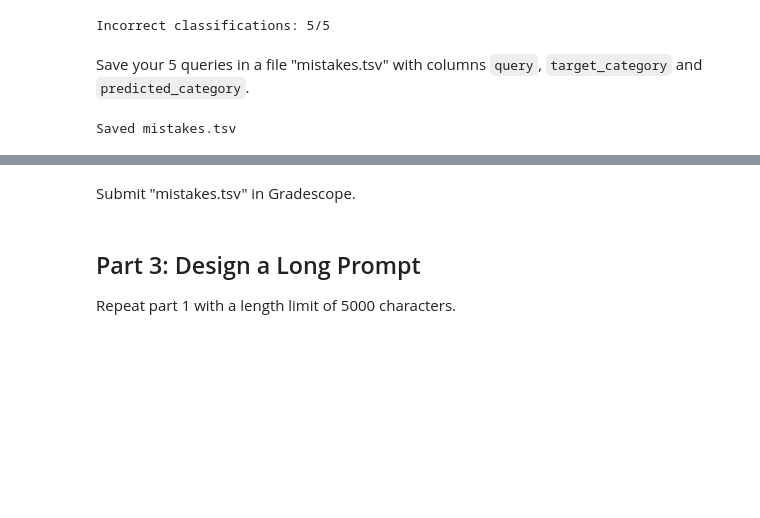
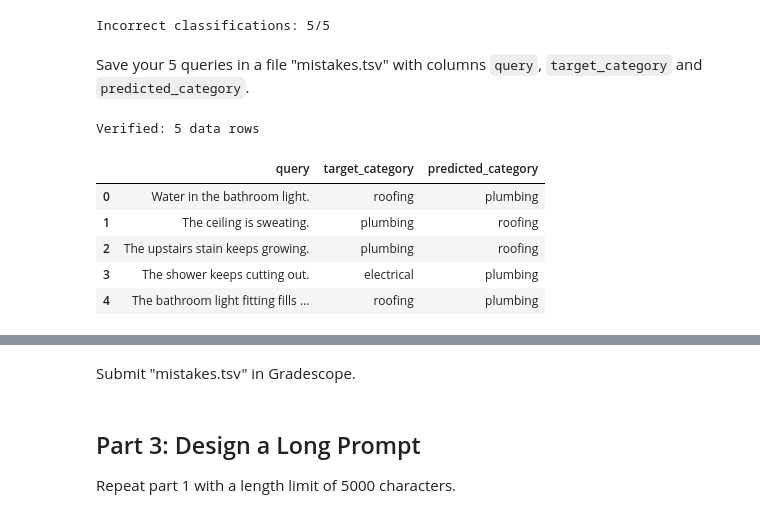
Before and after one commit to gdouek/dx704-project-11, a Jupyter notebook: dx704-project-11.ipynb, the cells around one changed output, grey strips where cells are left out. Saved outputs shown, nothing was run; the diff lists cells and outputs as text; code cells hidden in the pictures; blank space fills up the shorter version.

```diff
--- a/dx704-project-11.ipynb
+++ b/dx704-project-11.ipynb
@@ -218,15 +218,33 @@ print(f"Incorrect classifications: {number_wrong}/5")
 Incorrect classifications: 5/5
 # %% [markdown]
 Save your 5 queries in a file "mistakes.tsv" with columns `query`, `target_category` and `predicted_category`.
-# %%
-# YOUR CHANGES HERE
-
-#assert len(part2_mistakes) == 5
-
-part2_mistakes[
-    ["query", "target_category", "predicted_category"]
-].to_csv("mistakes.tsv", sep="\t", index=False)
-
-print("Saved mistakes.tsv")
-# %% [output]
-Saved mistakes.tsv
+# %%
+import pandas as pd
+from google.colab import files
+
+part2_mistakes = pd.DataFrame([
+    ["Water in the bathroom light.", "roofing", "plumbing"],
+    ["The ceiling is sweating.", "plumbing", "roofing"],
+    ["The upstairs stain keeps growing.", "plumbing", "roofing"],
+    ["The shower keeps cutting out.", "electrical", "plumbing"],
+    ["The bathroom light fitting fills with water.", "roofing", "plumbing"],
+], columns=["query", "target_category", "predicted_category"])
+
+part2_mistakes.to_csv("mistakes.tsv", sep="\t", index=False)
+
+# Verify the saved file.
+saved = pd.read_csv("mistakes.tsv", sep="\t")
+assert len(saved) == 5
+
+print(f"Verified: {len(saved)} data rows")
+display(saved)
+
+files.download("mistakes.tsv")
+# %% [output]
+Verified: 5 data rows
+|  | query | target_category | predicted_category |
+| 0 | Water in the bathroom light. | roofing | plumbing |
+| 1 | The ceiling is sweating. | plumbing | roofing |
+| 2 | The upstairs stain keeps growing. | plumbing | roofing |
+| 3 | The shower keeps cutting out. | electrical | plumbing |
+| 4 | The bathroom light fitting fills ... | roofing | plumbing |
```
Also changed, not shown: parts of 1 cell of this notebook.
